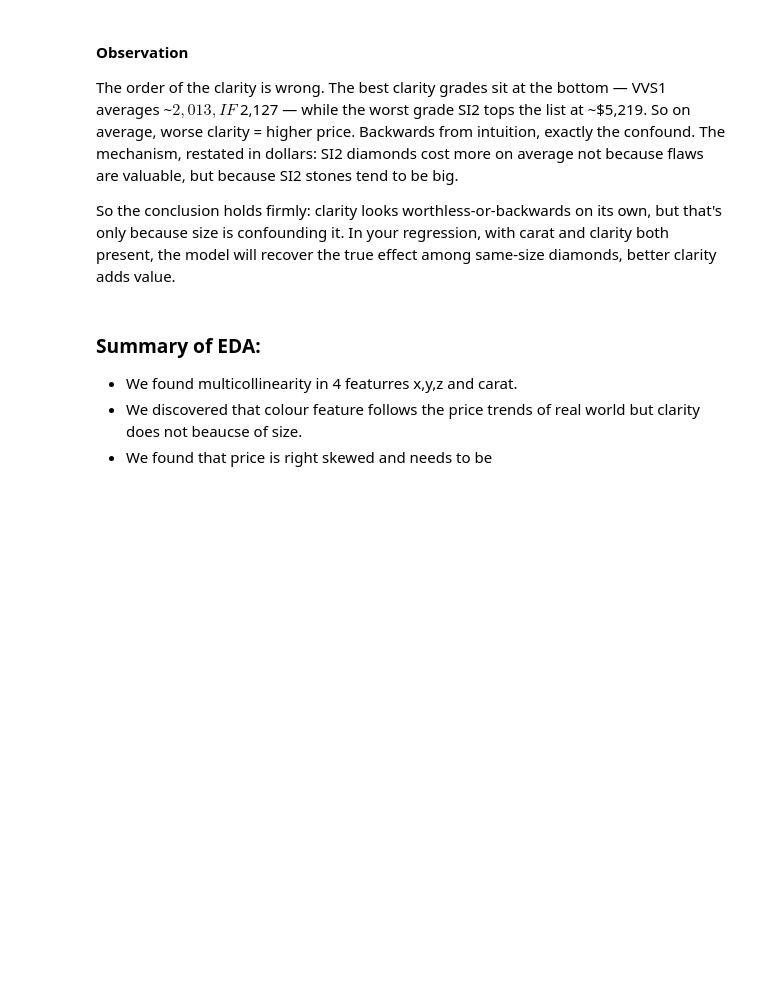
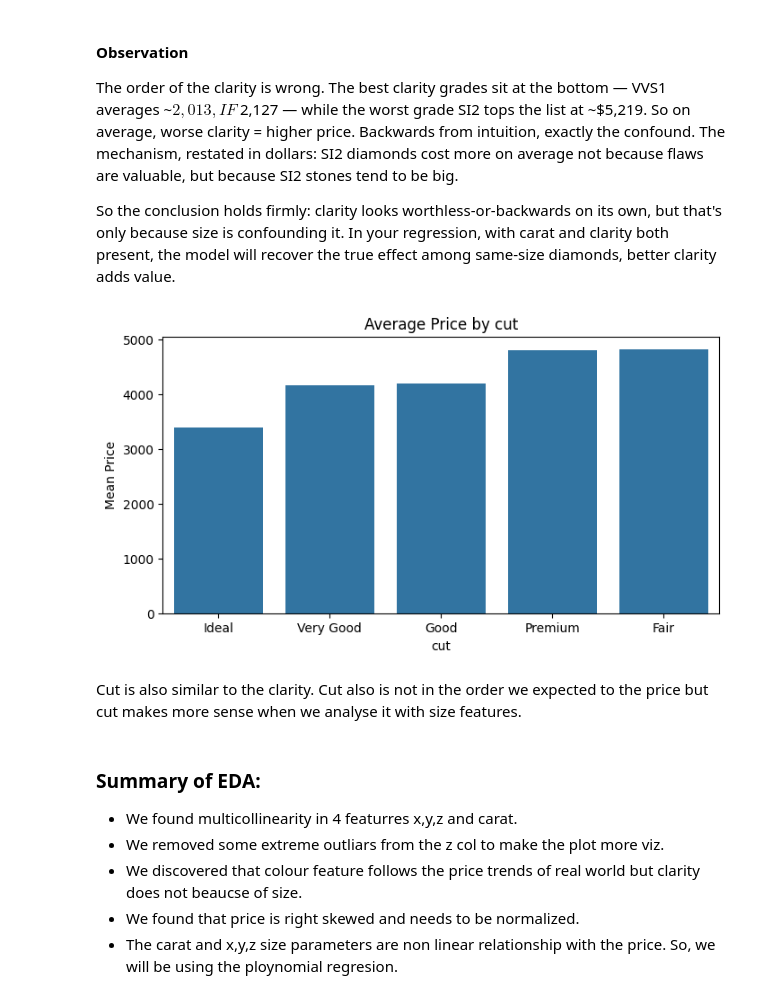
Before and after one commit to samrat-rm/Brain-Cache, a Jupyter notebook: kaggle_notes/Gemstone_Linear_Regression.ipynb, the cells around one changed output. Drawn from its saved outputs; the diff is of its cells as text; code cells hidden in the pictures; blank space fills up the shorter version.

Commit message:
Kaggle Notebook | Gemstone_Linear_Regression | Version 1

```diff
--- a/kaggle_notes/Gemstone_Linear_Regression.ipynb
+++ b/kaggle_notes/Gemstone_Linear_Regression.ipynb
@@ -472,9 +477,28 @@ The order of the clarity is wrong. The best clarity grades sit at the bottom —
 The mechanism, restated in dollars: SI2 diamonds cost more on average not because flaws are valuable, but because SI2 stones tend to be big.
 
 So the conclusion holds firmly: clarity looks worthless-or-backwards on its own, but that's only because size is confounding it. In your regression, with carat and clarity both present, the model will recover the true effect among same-size diamonds, better clarity adds value.
+# %%
+mean_price = train.groupby('cut', observed=True)['price'].mean().sort_values()
+
+plt.figure(figsize=(8,4))
+sns.barplot(
+    x=mean_price.index,
+    y=mean_price.values,
+    order=mean_price.index
+)
+plt.xlabel('cut')
+plt.ylabel('Mean Price')
+plt.title('Average Price by cut')
+plt.show()
+# %% [output]
+[figure, added]
+# %% [markdown]
+Cut is also similar to the clarity. Cut also is not in the order we expected to the price but cut makes more sense when we analyse it with size features.
 # %% [markdown]
 ### Summary of EDA:
 
 - We found multicollinearity in 4 featurres x,y,z and carat.
+- We removed some extreme outliars from the z col to make the plot more viz.
 - We discovered that colour feature follows the price trends of real world but clarity does not beaucse of size.
-- We found that price is right skewed and needs to be
+- We found that price is right skewed and needs to be normalized.
+- The carat and x,y,z size parameters are non linear relationship with the price. So, we will be using the ploynomial regresion.
```
Also changed, not shown: parts of 25 cells of this notebook.
